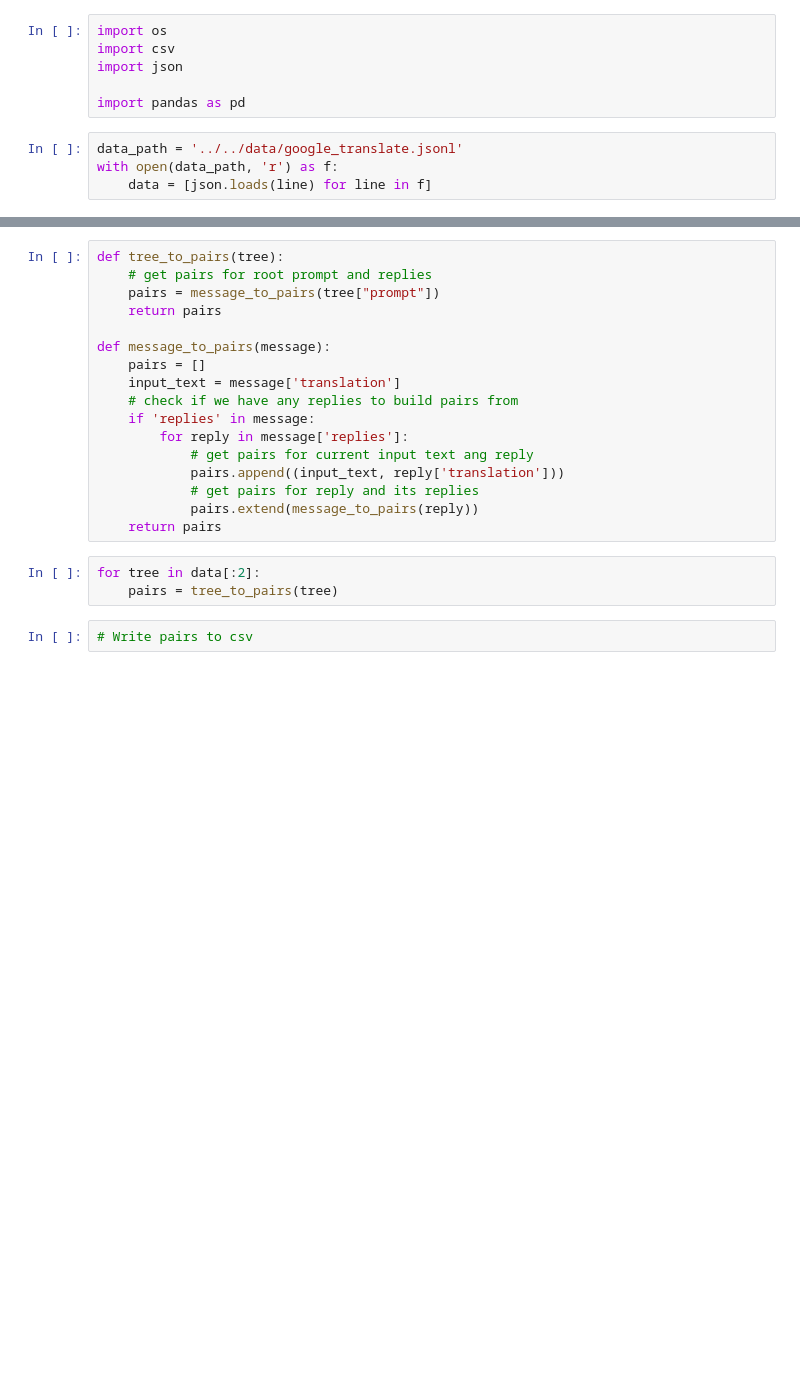
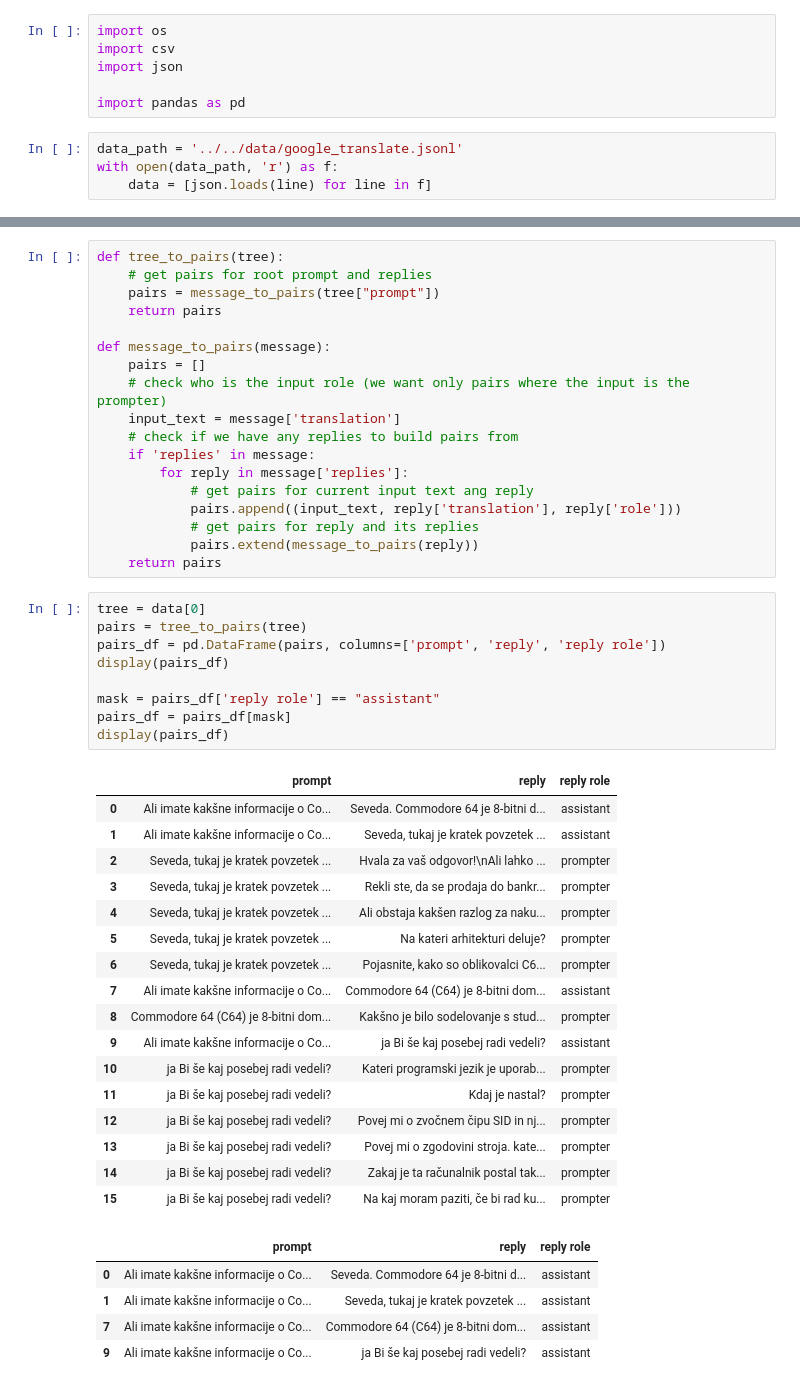
Before and after one commit to UL-FRI-NLP-Course-2022-23/nlp-course-vlr-hsj, a Jupyter notebook: notebooks/data_manipulation/conversation_tree_to_pairs.ipynb, the cells around one changed output, grey strips where cells are left out. Cells and saved outputs as stored; diff of their text form; blank space fills up the shorter version.

Commit message:
Add reply role to pairs

```diff
--- a/notebooks/data_manipulation/conversation_tree_to_pairs.ipynb
+++ b/notebooks/data_manipulation/conversation_tree_to_pairs.ipynb
@@ -16,17 +36,45 @@ def tree_to_pairs(tree):
 
 def message_to_pairs(message):
     pairs = []
+    # check who is the input role (we want only pairs where the input is the prompter)
     input_text = message['translation']
     # check if we have any replies to build pairs from
     if 'replies' in message:
         for reply in message['replies']:
             # get pairs for current input text ang reply
-            pairs.append((input_text, reply['translation']))
+            pairs.append((input_text, reply['translation'], reply['role']))
             # get pairs for reply and its replies
             pairs.extend(message_to_pairs(reply))
     return pairs
-# %%
-for tree in data[:2]:
-    pairs = tree_to_pairs(tree)
-# %%
-# Write pairs to csv
+# %%
+tree = data[0]
+pairs = tree_to_pairs(tree)
+pairs_df = pd.DataFrame(pairs, columns=['prompt', 'reply', 'reply role'])
+display(pairs_df)
+
+mask = pairs_df['reply role'] == "assistant"
+pairs_df = pairs_df[mask]
+display(pairs_df)
+# %% [output]
+|  | prompt | reply | reply role |
+| 0 | Ali imate kakšne informacije o Co... | Seveda. Commodore 64 je 8-bitni d... | assistant |
+| 1 | Ali imate kakšne informacije o Co... | Seveda, tukaj je kratek povzetek ... | assistant |
+| 2 | Seveda, tukaj je kratek povzetek ... | Hvala za vaš odgovor!\nAli lahko ... | prompter |
+| 3 | Seveda, tukaj je kratek povzetek ... | Rekli ste, da se prodaja do bankr... | prompter |
+| 4 | Seveda, tukaj je kratek povzetek ... | Ali obstaja kakšen razlog za naku... | prompter |
+| 5 | Seveda, tukaj je kratek povzetek ... | Na kateri arhitekturi deluje? | prompter |
+| 6 | Seveda, tukaj je kratek povzetek ... | Pojasnite, kako so oblikovalci C6... | prompter |
+| 7 | Ali imate kakšne informacije o Co... | Commodore 64 (C64) je 8-bitni dom... | assistant |
+| 8 | Commodore 64 (C64) je 8-bitni dom... | Kakšno je bilo sodelovanje s stud... | prompter |
+| 9 | Ali imate kakšne informacije o Co... | ja Bi še kaj posebej radi vedeli? | assistant |
+| 10 | ja Bi še kaj posebej radi vedeli? | Kateri programski jezik je uporab... | prompter |
+| 11 | ja Bi še kaj posebej radi vedeli? | Kdaj je nastal? | prompter |
+| 12 | ja Bi še kaj posebej radi vedeli? | Povej mi o zvočnem čipu SID in nj... | prompter |
+| 13 | ja Bi še kaj posebej radi vedeli? | Povej mi o zgodovini stroja. kate... | prompter |
+| 14 | ja Bi še kaj posebej radi vedeli? | Zakaj je ta računalnik postal tak... | prompter |
+| 15 | ja Bi še kaj posebej radi vedeli? | Na kaj moram paziti, če bi rad ku... | prompter |
+|  | prompt | reply | reply role |
+| 0 | Ali imate kakšne informacije o Co... | Seveda. Commodore 64 je 8-bitni d... | assistant |
+| 1 | Ali imate kakšne informacije o Co... | Seveda, tukaj je kratek povzetek ... | assistant |
+| 7 | Ali imate kakšne informacije o Co... | Commodore 64 (C64) je 8-bitni dom... | assistant |
+| 9 | Ali imate kakšne informacije o Co... | ja Bi še kaj posebej radi vedeli? | assistant |
```
Also changed, not shown: parts of 1 cell of this notebook.
